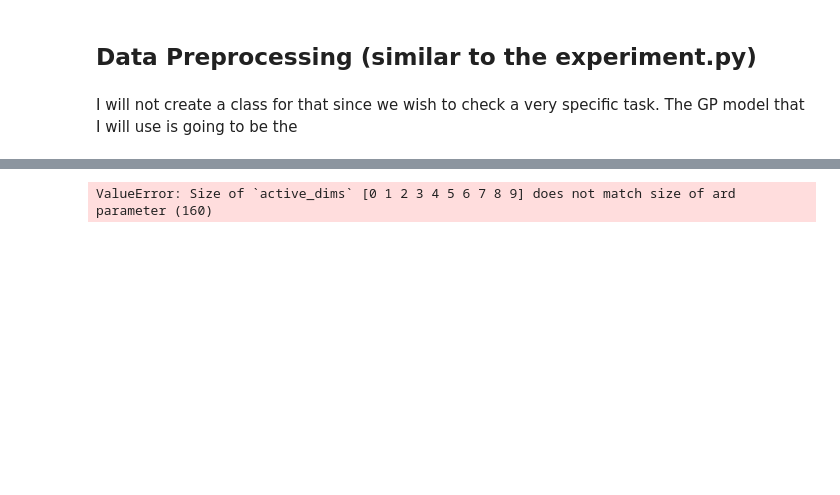
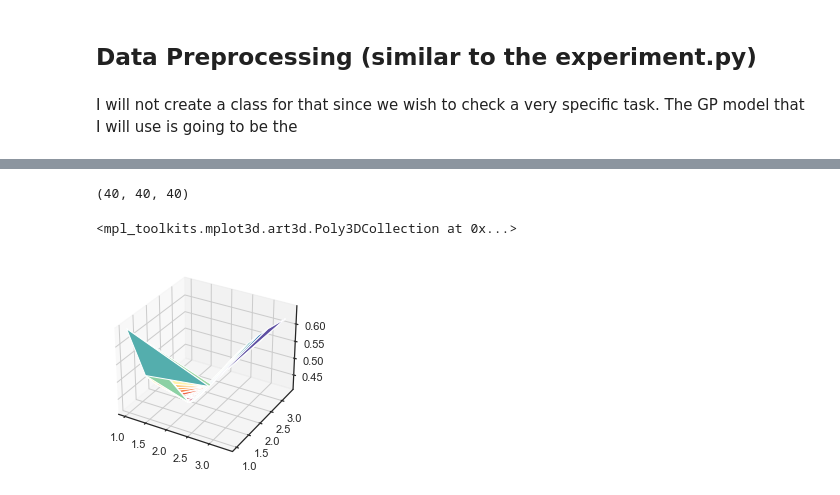
Before and after one commit to epidemic-research-team/epidemic-gaussian-process, a Jupyter notebook: Countries Multioutput.ipynb, the cells around one changed output, grey strips where cells are left out. Cells and saved outputs as stored; diff of their text form; code cells hidden in the pictures; blank space fills up the shorter version.

Commit message:
fixed multioutput, need to create 3d plots

```diff
--- a/Countries Multioutput.ipynb
+++ b/Countries Multioutput.ipynb
@@ -253,9 +254,9 @@ countries_list = ["Germany", "Japan", "Australia", "Canada",
 P = len(y_cols)
 
 # Create list of kernels for each output
-kern_list = [gpflow.kernels.SquaredExponential(lengthscales=np.ones(X_train.shape[1]), active_dims=list(range(_, _+10))) * \
-             gpflow.kernels.Linear(active_dims=list(range(_, _+10))) *  \
-             gpflow.kernels.RationalQuadratic(lengthscales=np.ones(X_train.shape[1]), active_dims=list(range(_, _+10))) for _ in range(P)]
+kern_list = [gpflow.kernels.SquaredExponential(lengthscales=np.ones(8), active_dims=list(range(_, _+8))) * \
+             gpflow.kernels.Linear(active_dims=list(range(_, _+8))) *  \
+             gpflow.kernels.RationalQuadratic(lengthscales=np.ones(8), active_dims=list(range(_, _+8))) for _ in range(P)]
 # Create multi-output kernel from kernel list
 kernel = gpflow.kernels.SeparateIndependent(kern_list)
 
@@ -266,5 +267,3 @@ Zs = [Zinit.copy() for _ in range(P)]
 iv_list = [gpflow.inducing_variables.InducingPoints(Z) for Z in Zs]
 # create multi-output inducing variables from iv_list
 iv = gpflow.inducing_variables.SeparateIndependentInducingVariables(iv_list)
-# %% [output]
-ValueError: Size of `active_dims` [0 1 2 3 4 5 6 7 8 9] does not match size of ard parameter (160)
@@ -353,0 +286,42 @@ optimize_model_with_scipy(m)
+# %%
+logf = []
+length1 = []
+length2 = []
+rmse = []
+
+for _ in range(ci_niter(1000)):
+    natgrad_opt.minimize(train_loss, var_list=variational_params)
+    adam_opt.minimize(train_loss, var_list=m.trainable_variables)
+    elbo = -train_loss().numpy()
+    logf.append(elbo)
+
+    length1.append(m.kernel.kernels[0].kernels[0].lengthscales[0].numpy())
+    length2.append(m.kernel.kernels[0].kernels[0].lengthscales[1].numpy())
+
+    mean_predict, _ = m.predict_y(X_train)
+    rmse.append(np.sqrt(np.mean((y_train - mean_predict)**2)))
+# %%
+# Make data.
+a = np.arange(-5, 5, 0.25)
+b = np.arange(-5, 5, 0.25)
+c = np.arange(-5, 5, 0.25)
+a, b, c = np.meshgrid(a, b, c)
+a.shape
+# %% [output]
+(40, 40, 40)
+# %%
+from mpl_toolkits.mplot3d import Axes3D
+from matplotlib import cm
+from matplotlib.ticker import LinearLocator, FormatStrFormatter
+import matplotlib.tri as mtri
+
+fig = plt.figure(figsize=plt.figaspect(0.5))
+
+# Triangulate parameter space to determine the triangles
+tri = mtri.Triangulation(np.array(length1), np.array(length2))
+
+ax = fig.add_subplot(1, 2, 1, projection='3d')
+ax.plot_trisurf(np.array(length1), np.array(length2), np.array(rmse), triangles=tri.triangles, cmap=plt.cm.Spectral)
+# %% [output]
+<mpl_toolkits.mplot3d.art3d.Poly3DCollection at 0x...>
+[figure, added]
```
Also changed, not shown: parts of 11 cells of this notebook.
